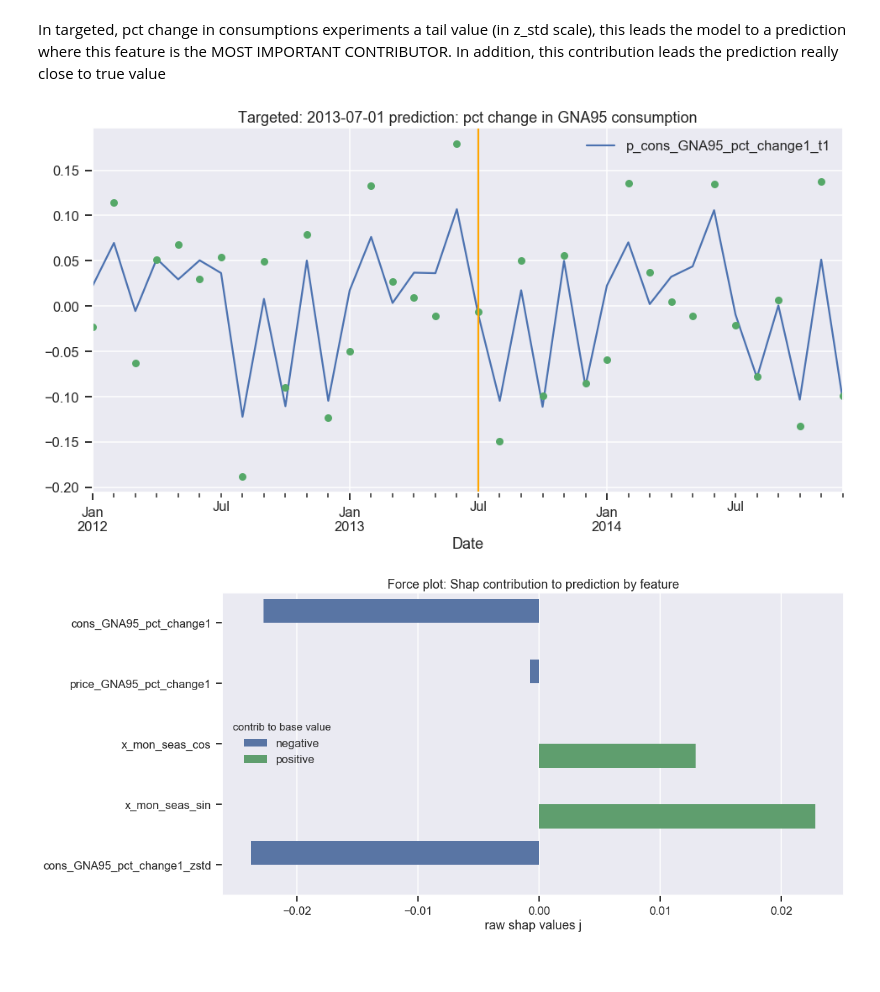
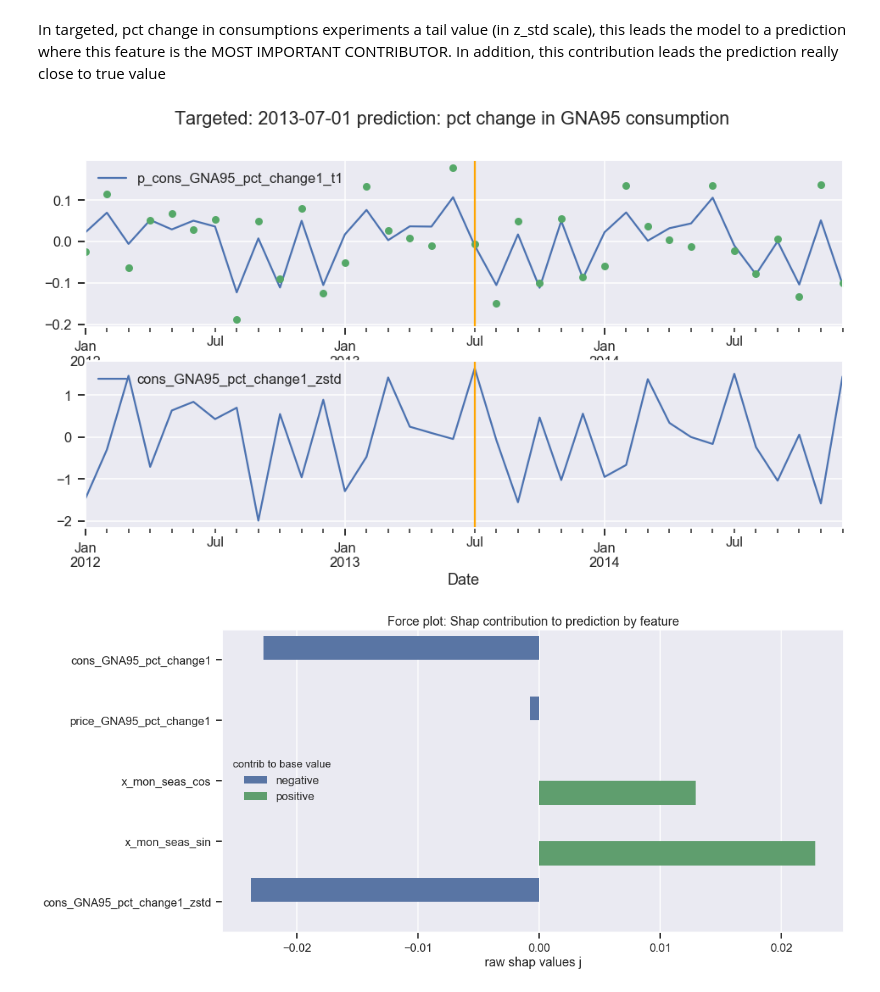
Before and after one commit to manualrg/DSLAB_Forecasting, a Jupyter notebook: 07_Interpretability.ipynb, the cells around one changed output. Saved outputs shown, nothing was run; the diff lists cells and outputs as text; code cells hidden in the pictures; blank space fills up the shorter version.

```diff
--- a/07_Interpretability.ipynb
+++ b/07_Interpretability.ipynb
@@ -234,13 +252,23 @@ plt.show()
 In targeted, pct change in consumptions experiments a tail value (in z_std scale), this leads the model to a prediction where this feature is the MOST IMPORTANT CONTRIBUTOR. In addition, this contribution leads the prediction really close to true value
 # %%
 zoom_yr = int(date_obs[:4])
-ax = p_gna95_train_df['2012':'2014'].plot(y='p_cons_GNA95_pct_change1_t1')
+
+fig, axs = plt.subplots(2,1)
+plt.suptitle(f"Targeted: {date_obs} prediction: pct change in GNA95 consumption")
+
+ax = axs[0]
+p_gna95_train_df['2012':'2014'].plot(y='p_cons_GNA95_pct_change1_t1',ax=ax)
 y_train['2012':'2014'].plot(y='cons_GNA95_pct_change1_t1', style='o', ax=ax)
-plt.axvline(date_obs, color='orange')
-plt.title(f"Targeted: {date_obs} prediction: pct change in GNA95 consumption")
+ax = axs[1]
+x_train['2012':'2014'].plot(y='cons_GNA95_pct_change1_zstd', ax=ax)
+
+for ax in axs:
+    ax.axvline(date_obs, color='orange')
+
+
 plt.show()
 # %% [output]
-[figure, old version]
+[figure, new version]
 # %%
 ax = shap_force_plot(base_value=explainer_model2.expected_value,  shap_values=shap_values2, features_data=x_train, obs_j=idx_obs)
 plt.show()
```
Also changed, not shown: parts of 3 cells of this notebook, 3 other files.
